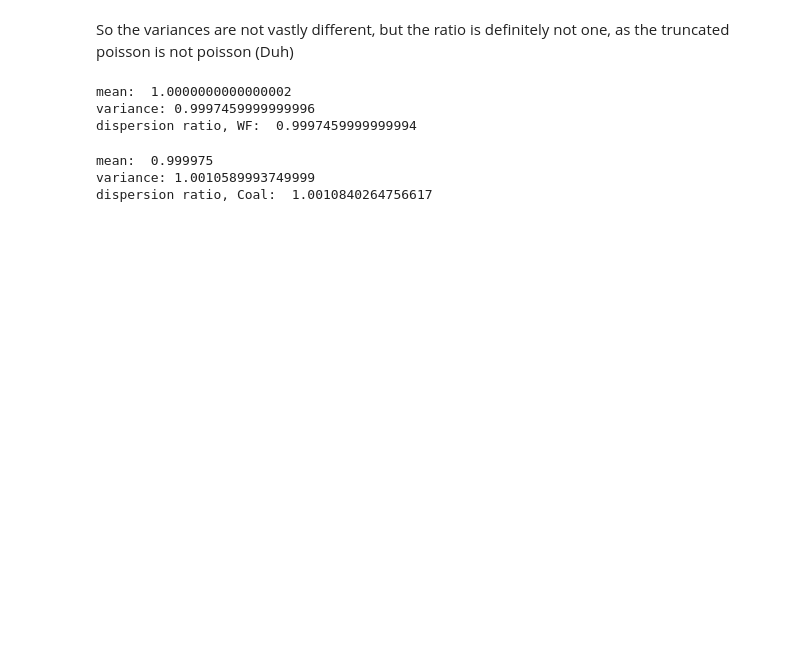
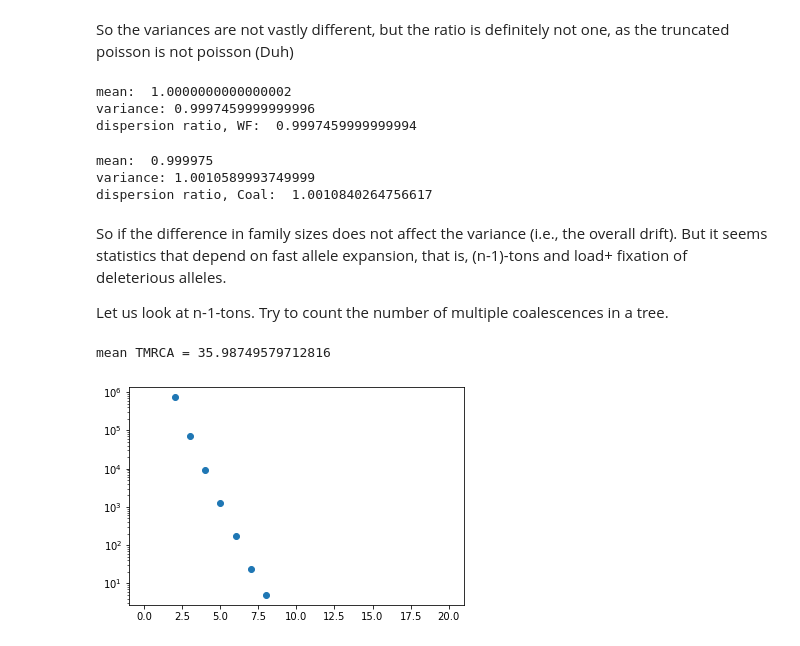
Before and after one commit to ivan-krukov/taming-strong-selection, a Jupyter notebook: simulate_family_size.ipynb, the cells around one changed output. Cells and saved outputs as stored; diff of their text form; code cells hidden in the pictures; blank space fills up the shorter version.

```diff
--- a/simulate_family_size.ipynb
+++ b/simulate_family_size.ipynb
@@ -130,3 +142,7 @@ print("dispersion ratio, Coal: ", varCoal/meanCoal)
 mean:  0.999975
 variance: 1.0010589993749999
 dispersion ratio, Coal:  1.0010840264756617
+# %% [markdown]
+So if the difference in family sizes does not affect the variance (i.e., the overall drift). But it seems statistics that depend on fast allele expansion, that is, (n-1)-tons and load+ fixation of deleterious alleles.
+
+Let us look at n-1-tons. Try to count the number of multiple coalescences in a tree.
@@ -132,0 +203,25 @@ dispersion ratio, Coal:  1.0010840264756617
+# %%
+sampsize = 20
+popsize = 40
+nsims = round(800 * sampsize*np.log(sampsize))
+sizelimit = 20
+max_clades = []
+multis = []
+Ts = [] # the time of the oldest child of the root
+for sim in range(nsims):
+    tsCoal = msprime.simulate(sample_size = sampsize, Ne=popsize/2)
+    tree = tsCoal.first()
+    max_clade = max(root_child_leaves(tree))
+    multi = count_multicoal_tree_coal(tree, maxk=sizelimit)
+    max_clades.append(max_clade)
+    multis.append(multi)
+    Ts.append(max((tree.get_time(child) for child in tree.get_children(tree.root)) ))
+print("mean TMRCA =", np.mean(Ts))
+# %% [output]
+mean TMRCA = 35.98749579712816
+# %%
+distribution_coalsize_coal = np.sum(multis,axis=0)
+plt.plot(distribution_coalsize_coal,'o')
+plt.yscale("log")
+# %% [output]
+[figure, added]
```
Also changed, not shown: parts of 23 cells of this notebook.
